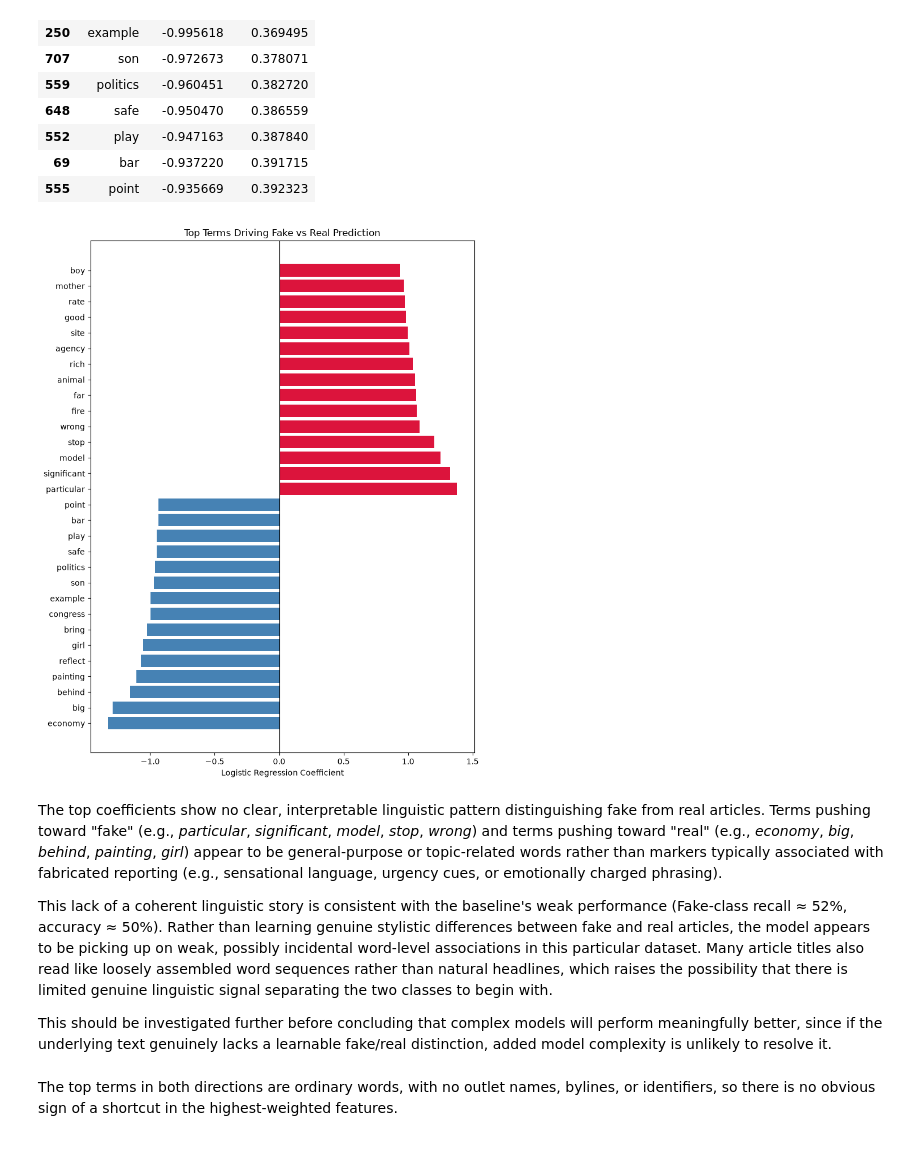
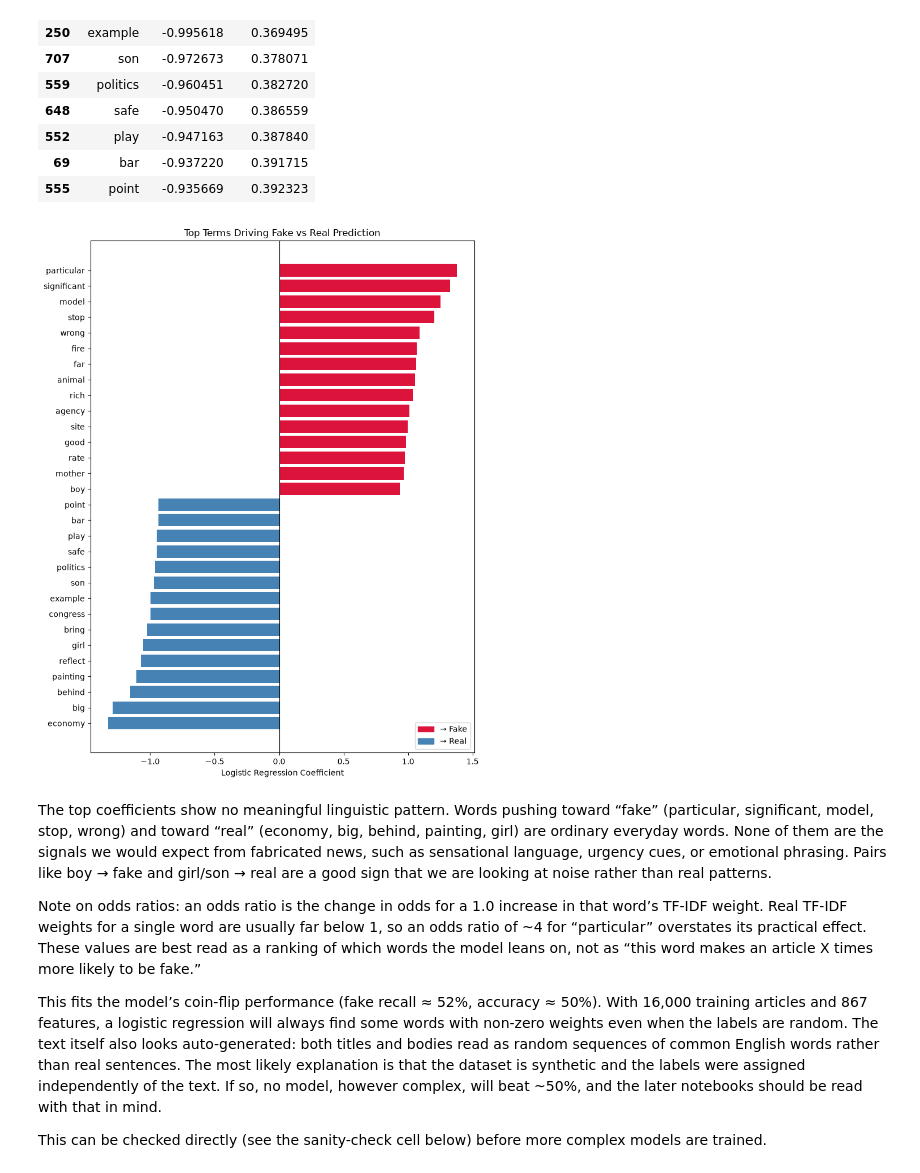
Before and after one commit to jirapon000/XDS_Fake_New_Detection, a Jupyter notebook: logistic_regression_TF-IDF.ipynb, the cells around one changed output. Saved outputs shown, nothing was run; the diff lists cells and outputs as text; code cells hidden in the pictures.

Commit message:
re-run logistic regression TF-IDF and fix explanation

```diff
--- a/logistic_regression_TF-IDF.ipynb
+++ b/logistic_regression_TF-IDF.ipynb
@@ -207,25 +240,29 @@ Top 15 terms pushing toward REAL (label_encoded=0):
 | 555 | point | -0.935669 | 0.392323 |
 # %%
 top_n = 15
-top_real = coef_df.sort_values("coefficient", ascending=False).head(top_n)
-top_fake = coef_df.sort_values("coefficient", ascending=True).head(top_n)
-plot_df = pd.concat([top_fake, top_real])
+top_fake = coef_df.nlargest(top_n, "coefficient")   # positive → pushes toward FAKE (1)
+top_real = coef_df.nsmallest(top_n, "coefficient")  # negative → pushes toward REAL (0)
+plot_df = pd.concat([top_real, top_fake]).sort_values("coefficient")
 
 plt.figure(figsize=(8, 10))
-colors = ["steelblue" if c < 0 else "crimson" for c in plot_df["coefficient"]]
+colors = ["crimson" if c > 0 else "steelblue" for c in plot_df["coefficient"]]
 plt.barh(plot_df["term"], plot_df["coefficient"], color=colors)
 plt.axvline(0, color="black", linewidth=0.8)
+
+from matplotlib.patches import Patch
+plt.legend(handles=[Patch(color="crimson", label="→ Fake"),
+                    Patch(color="steelblue", label="→ Real")], loc="lower right")
 plt.title("Top Terms Driving Fake vs Real Prediction")
 plt.xlabel("Logistic Regression Coefficient")
 plt.tight_layout()
 plt.show()
 # %% [output]
-[figure, old version]
+[figure, new version]
 # %% [markdown]
-The top coefficients show no clear, interpretable linguistic pattern distinguishing fake from real articles. Terms pushing toward "fake" (e.g., *particular*, *significant*, *model*, *stop*, *wrong*) and terms pushing toward "real" (e.g., *economy*, *big*, *behind*, *painting*, *girl*) appear to be general-purpose or topic-related words rather than markers typically associated with fabricated reporting (e.g., sensational language, urgency cues, or emotionally charged phrasing).
+The top coefficients show no meaningful linguistic pattern. Words pushing toward “fake” (particular, significant, model, stop, wrong) and toward “real” (economy, big, behind, painting, girl) are ordinary everyday words. None of them are the signals we would expect from fabricated news, such as sensational language, urgency cues, or emotional phrasing. Pairs like boy → fake and girl/son → real are a good sign that we are looking at noise rather than real patterns.
 
-This lack of a coherent linguistic story is consistent with the baseline's weak performance (Fake-class recall ≈ 52%, accuracy ≈ 50%). Rather than learning genuine stylistic differences between fake and real articles, the model appears to be picking up on weak, possibly incidental word-level associations in this particular dataset. Many article titles also read like loosely assembled word sequences rather than natural headlines, which raises the possibility that there is limited genuine linguistic signal separating the two classes to begin with.
+Note on odds ratios: an odds ratio is the change in odds for a 1.0 increase in that word’s TF-IDF weight. Real TF-IDF weights for a single word are usually far below 1, so an odds ratio of ~4 for “particular” overstates its practical effect. These values are best read as a ranking of which words the model leans on, not as “this word makes an article X times more likely to be fake.”
 
-This should be investigated further before concluding that complex models will perform meaningfully better, since if the underlying text genuinely lacks a learnable fake/real distinction, added model complexity is unlikely to resolve it.
+This fits the model’s coin-flip performance (fake recall ≈ 52%, accuracy ≈ 50%). With 16,000 training articles and 867 features, a logistic regression will always find some words with non-zero weights even when the labels are random. The text itself also looks auto-generated: both titles and bodies read as random sequences of common English words rather than real sentences. The most likely explanation is that the dataset is synthetic and the labels were assigned independently of the text. If so, no model, however complex, will beat ~50%, and the later notebooks should be read with that in mind.
+
+This can be checked directly (see the sanity-check cell below) before more complex models are trained.
-# %% [markdown]
-The top terms in both directions are ordinary words, with no outlet names, bylines, or identifiers, so there is no obvious sign of a shortcut in the highest-weighted features.
```
Also changed, not shown: parts of 10 cells of this notebook.
